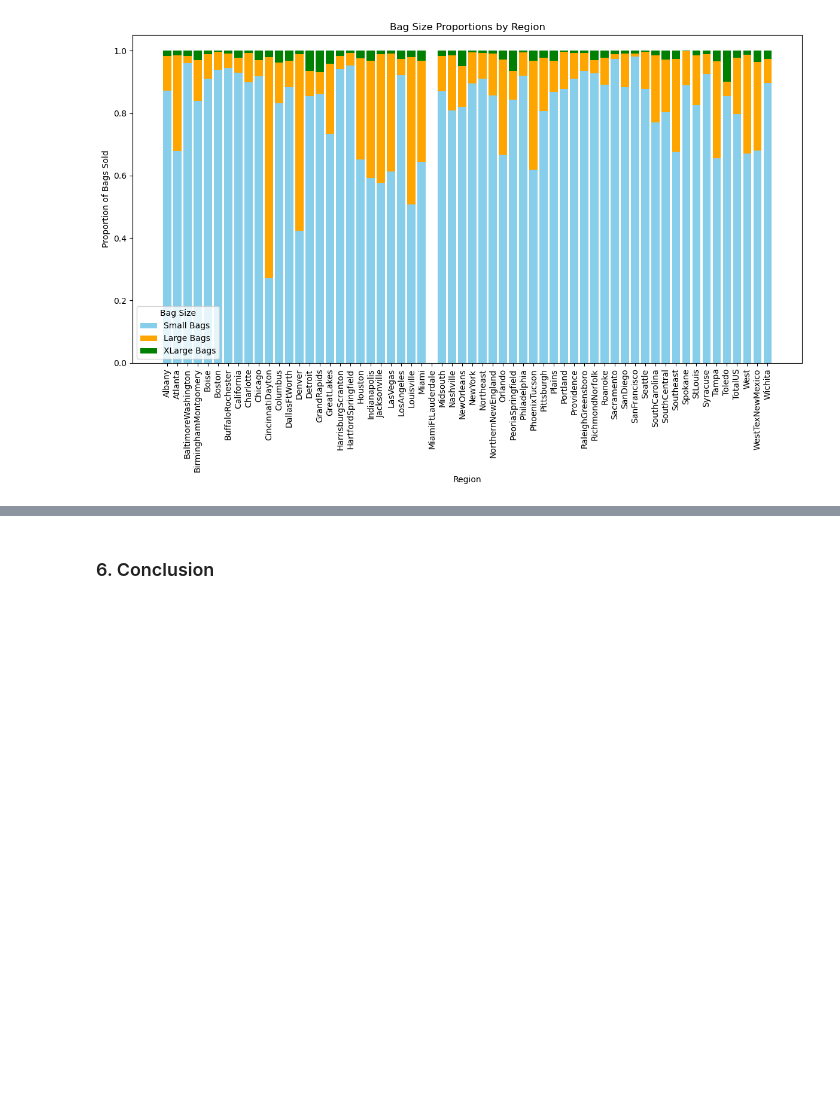
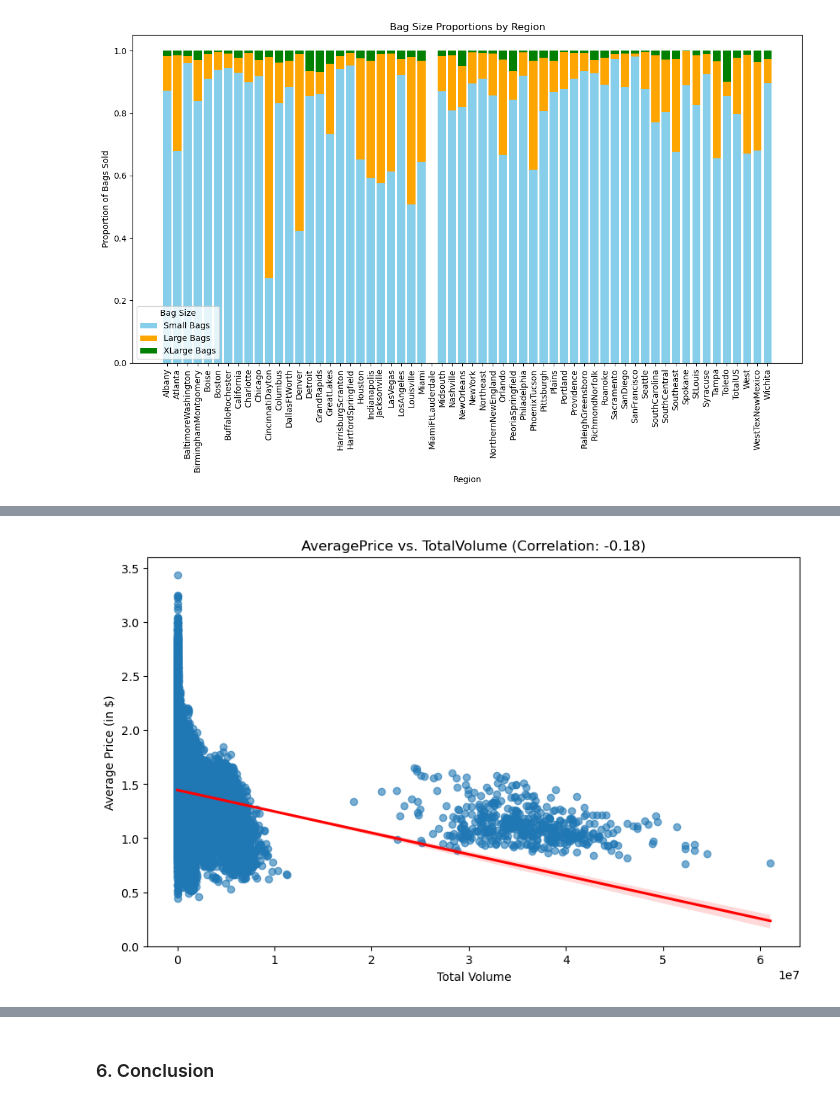
Before and after one commit to VrishtiSingh/PythonExplorersTeam3, a Jupyter notebook: Avocado Prices and Sales Volume 2015-2023.ipynb, the cells around one changed output, grey strips where cells are left out. Saved outputs shown, nothing was run; the diff lists cells and outputs as text; code cells hidden in the pictures; blank space fills up the shorter version.

Commit message:
Multivariate analysis
Added MVA graphs

```diff
--- a/Avocado Prices and Sales Volume 2015-2023.ipynb
+++ b/Avocado Prices and Sales Volume 2015-2023.ipynb
@@ -548,0 +549,22 @@ plt.show()
+# %%
+# Calculate the correlation coefficient between AveragePrice and TotalVolume
+correlation = df['AveragePrice'].corr(df['TotalVolume'])
+
+# Create the scatterplot with a line of best fit
+plt.figure(figsize=(10, 6))
+sns.regplot(
+    data=df,
+    x="TotalVolume",
+    y="AveragePrice",
+    scatter_kws={'alpha': 0.6},  # Set transparency for scatter points
+    line_kws={'color': 'red'},   # Set color for line of best fit
+)
+
+# Set plot title with correlation coefficient
+plt.title(f"AveragePrice vs. TotalVolume (Correlation: {correlation:.2f})")
+plt.xlabel("Total Volume")
+plt.ylabel("Average Price (in $)")
+
+plt.show()
+# %% [output]
+[figure, added]
```
Also changed, not shown: parts of 3 cells of this notebook.
